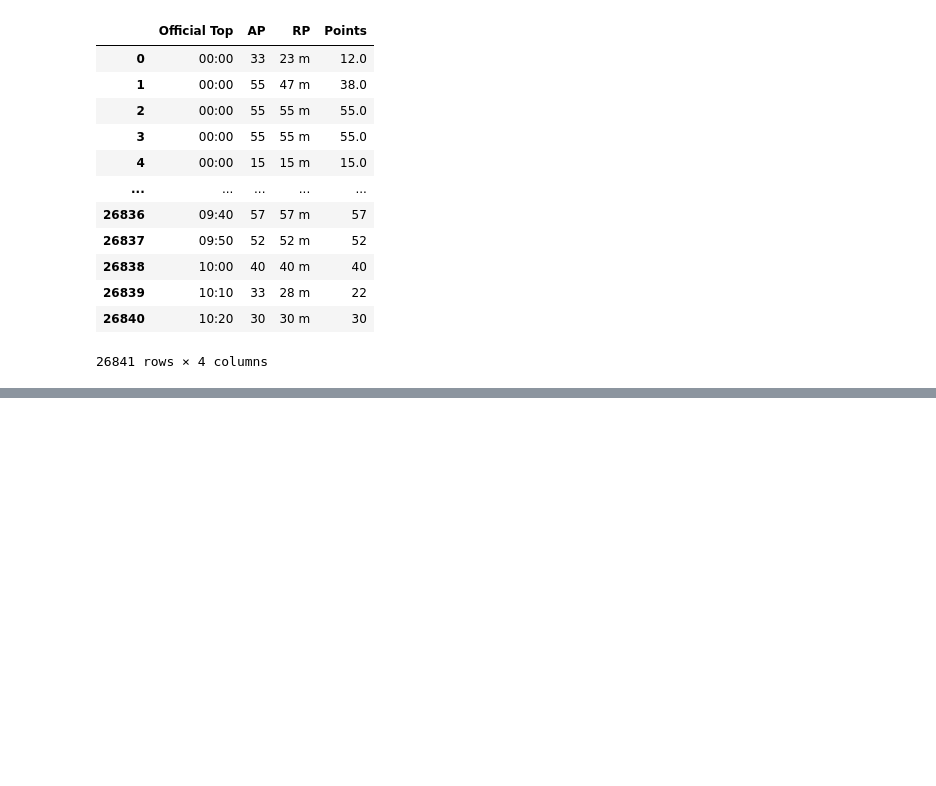
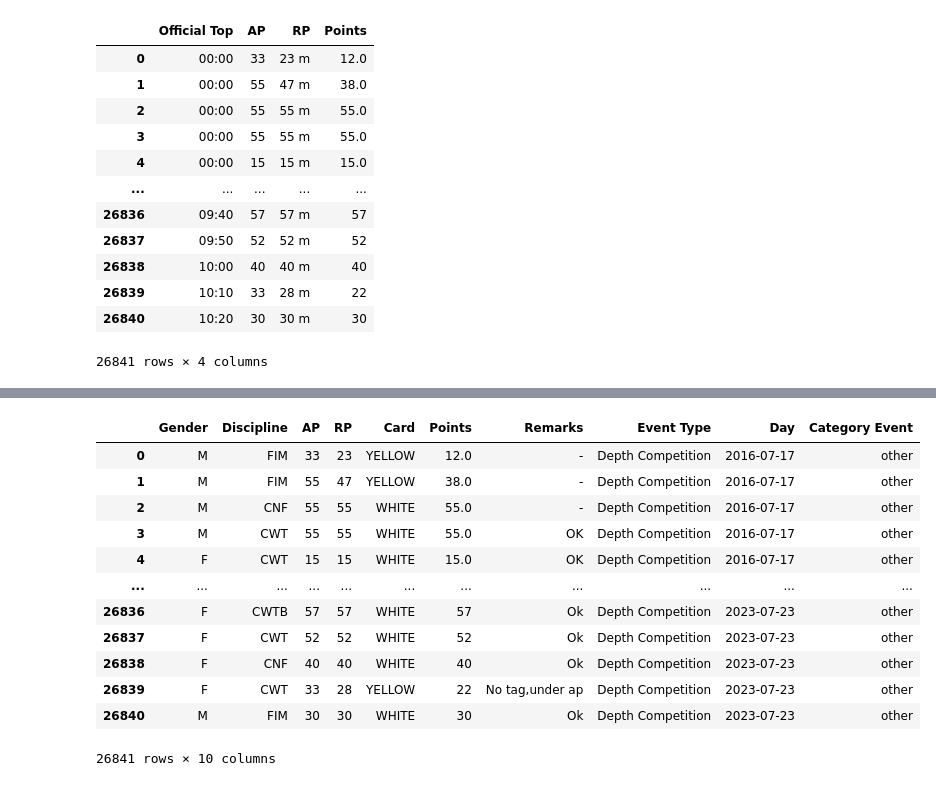
Before and after one commit to Todin13/Projet_semmestre_3_machine_learning, a Jupyter notebook: Analyse_dataset.ipynb, the cells around one changed output, grey strips where cells are left out. Cells and saved outputs as stored; diff of their text form; code cells hidden in the pictures; blank space fills up the shorter version.

```diff
--- a/Analyse_dataset.ipynb
+++ b/Analyse_dataset.ipynb
@@ -148,0 +136,18 @@ df_m = dataset[dataset['Gender'] == "M"]
+# %%
+df = dataset.drop(['Start','Diver', 'Title Event', 'Official Top'],axis=1)
+df['RP'] = df['RP'].str.split(' ').str[0]
+df
+# %% [output]
+|  | Gender | Discipline | AP | RP | Card | Points | Remarks | Event Type | Day | Category Event |
+| 0 | M | FIM | 33 | 23 | YELLOW | 12.0 | - | Depth Competition | 2016-07-17 | other |
+| 1 | M | FIM | 55 | 47 | YELLOW | 38.0 | - | Depth Competition | 2016-07-17 | other |
+| 2 | M | CNF | 55 | 55 | WHITE | 55.0 | - | Depth Competition | 2016-07-17 | other |
+| 3 | M | CWT | 55 | 55 | WHITE | 55.0 | OK | Depth Competition | 2016-07-17 | other |
+| 4 | F | CWT | 15 | 15 | WHITE | 15.0 | OK | Depth Competition | 2016-07-17 | other |
+| ... | ... | ... | ... | ... | ... | ... | ... | ... | ... | ... |
+| 26836 | F | CWTB | 57 | 57 | WHITE | 57 | Ok | Depth Competition | 2023-07-23 | other |
+| 26837 | F | CWT | 52 | 52 | WHITE | 52 | Ok | Depth Competition | 2023-07-23 | other |
+| 26838 | F | CNF | 40 | 40 | WHITE | 40 | Ok | Depth Competition | 2023-07-23 | other |
+| 26839 | F | CWT | 33 | 28 | YELLOW | 22 | No tag,under ap | Depth Competition | 2023-07-23 | other |
+| 26840 | M | FIM | 30 | 30 | WHITE | 30 | Ok | Depth Competition | 2023-07-23 | other |
+26841 rows × 10 columns
```
Also changed, not shown: parts of 19 cells of this notebook.
